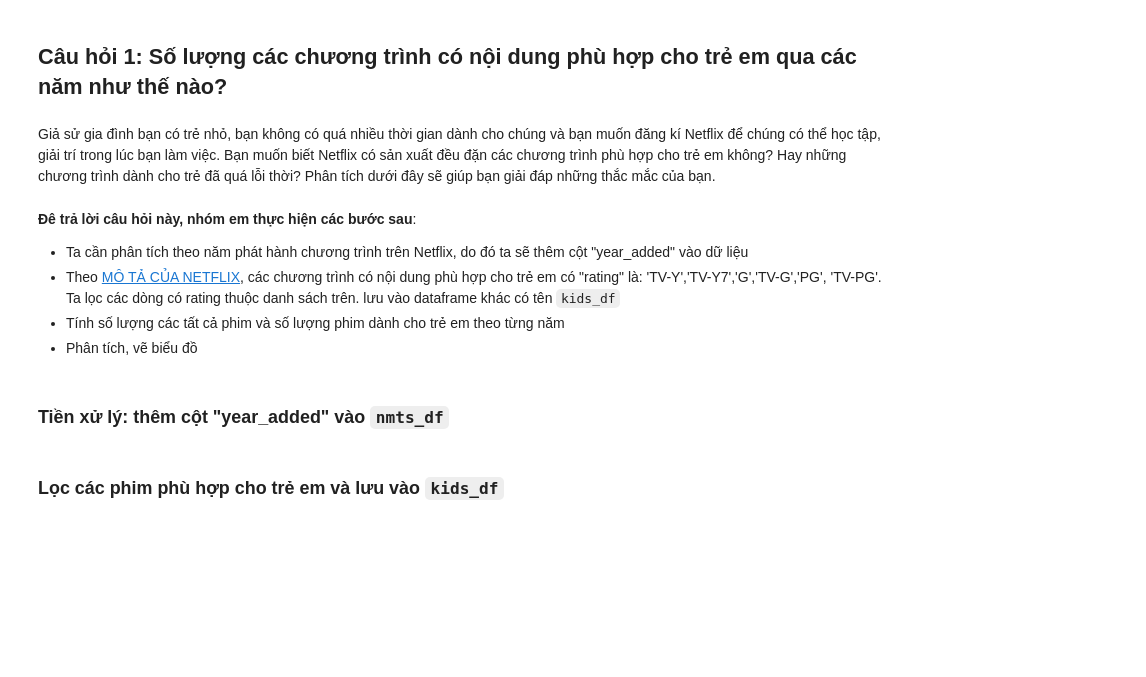
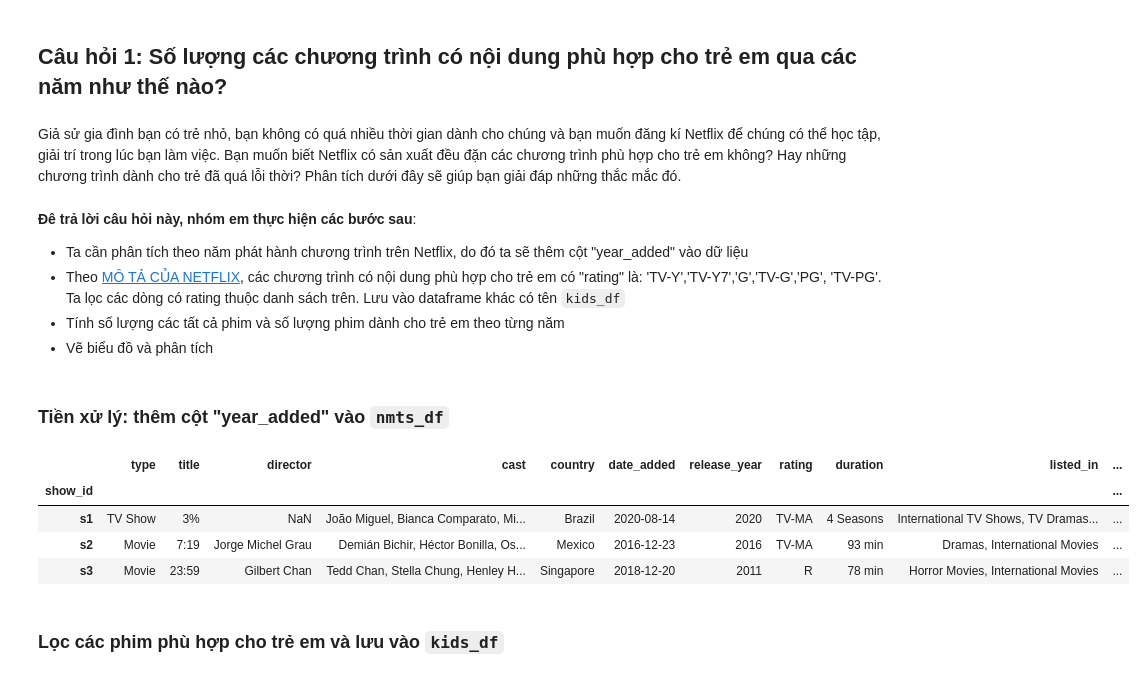
Before and after one commit to Duyvugithub/Final_P4DS, a Jupyter notebook: Notebook.ipynb, the cells around one changed output. Cells and saved outputs as stored; diff of their text form; code cells hidden in the pictures; blank space fills up the shorter version.

```diff
--- a/Notebook.ipynb
+++ b/Notebook.ipynb
@@ -306,17 +307,24 @@ nmts_df.loc['s1259', 'title']
 # %% [markdown]
 ## Câu hỏi 1: Số lượng các chương trình có nội dung phù hợp cho trẻ em qua các năm như thế nào?
 # %% [markdown]
-Giả sử gia đình bạn có trẻ nhỏ, bạn không có quá nhiều thời gian dành cho chúng và bạn muốn đăng kí Netflix để chúng có thể học tập, giải trí trong lúc bạn làm việc. Bạn muốn biết Netflix có sản xuất đều đặn các chương trình phù hợp cho trẻ em không? Hay những chương trình dành cho trẻ đã quá lỗi thời? Phân tích dưới đây sẽ giúp bạn giải đáp những thắc mắc của bạn.
+Giả sử gia đình bạn có trẻ nhỏ, bạn không có quá nhiều thời gian dành cho chúng và bạn muốn đăng kí Netflix để chúng có thể học tập, giải trí trong lúc bạn làm việc. Bạn muốn biết Netflix có sản xuất đều đặn các chương trình phù hợp cho trẻ em không? Hay những chương trình dành cho trẻ đã quá lỗi thời? Phân tích dưới đây sẽ giúp bạn giải đáp những thắc mắc đó.
 # %% [markdown]
 **Đê trả lời câu hỏi này, nhóm em thực hiện các bước sau**:
 - Ta cần phân tích theo năm phát hành chương trình trên Netflix, do đó ta sẽ thêm cột "year_added" vào dữ liệu
-- Theo [MÔ TẢ CỦA NETFLIX](https://help.netflix.com/en/node/2064/us), các chương trình có nội dung phù hợp cho trẻ em có "rating" là: 'TV-Y','TV-Y7','G','TV-G','PG', 'TV-PG'. Ta lọc các dòng có rating thuộc danh sách trên. lưu vào dataframe khác có tên `kids_df`
+- Theo [MÔ TẢ CỦA NETFLIX](https://help.netflix.com/en/node/2064/us), các chương trình có nội dung phù hợp cho trẻ em có "rating" là: 'TV-Y','TV-Y7','G','TV-G','PG', 'TV-PG'. Ta lọc các dòng có rating thuộc danh sách trên. Lưu vào dataframe khác có tên `kids_df`
 - Tính số  lượng các tất cả phim và số lượng phim dành cho trẻ em theo từng năm
-- Phân tích, vẽ biểu đồ
+- Vẽ biểu đồ và phân tích
 # %% [markdown]
 ### Tiền xử lý: thêm cột "year_added" vào `nmts_df`
 # %%
 nmts_df['year_added'] = nmts_df.date_added.dt.year.fillna(0).astype('int')
+nmts_df.head(3)
+# %% [output]
+|  | type | title | director | cast | country | date_added | release_year | rating | duration | listed_in | ... |
+| show_id |  |  |  |  |  |  |  |  |  |  | ... |
+| s1 | TV Show | 3% | NaN | João Miguel, Bianca Comparato, Mi... | Brazil | 2020-08-14 | 2020 | TV-MA | 4 Seasons | International TV Shows, TV Dramas... | ... |
+| s2 | Movie | 7:19 | Jorge Michel Grau | Demián Bichir, Héctor Bonilla, Os... | Mexico | 2016-12-23 | 2016 | TV-MA | 93 min | Dramas, International Movies | ... |
+| s3 | Movie | 23:59 | Gilbert Chan | Tedd Chan, Stella Chung, Henley H... | Singapore | 2018-12-20 | 2011 | R | 78 min | Horror Movies, International Movies | ... |
 # %% [markdown]
 ### Lọc các phim phù hợp cho trẻ em và lưu vào `kids_df`
 # %%
```
Also changed, not shown: parts of 30 cells of this notebook.
